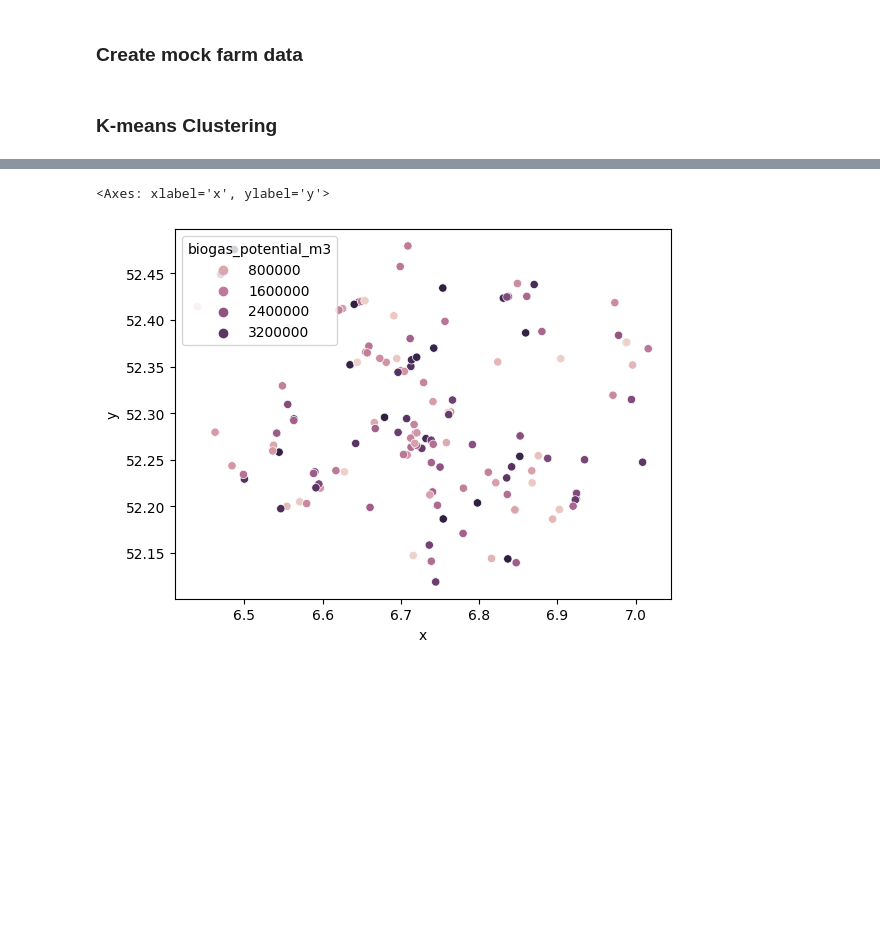
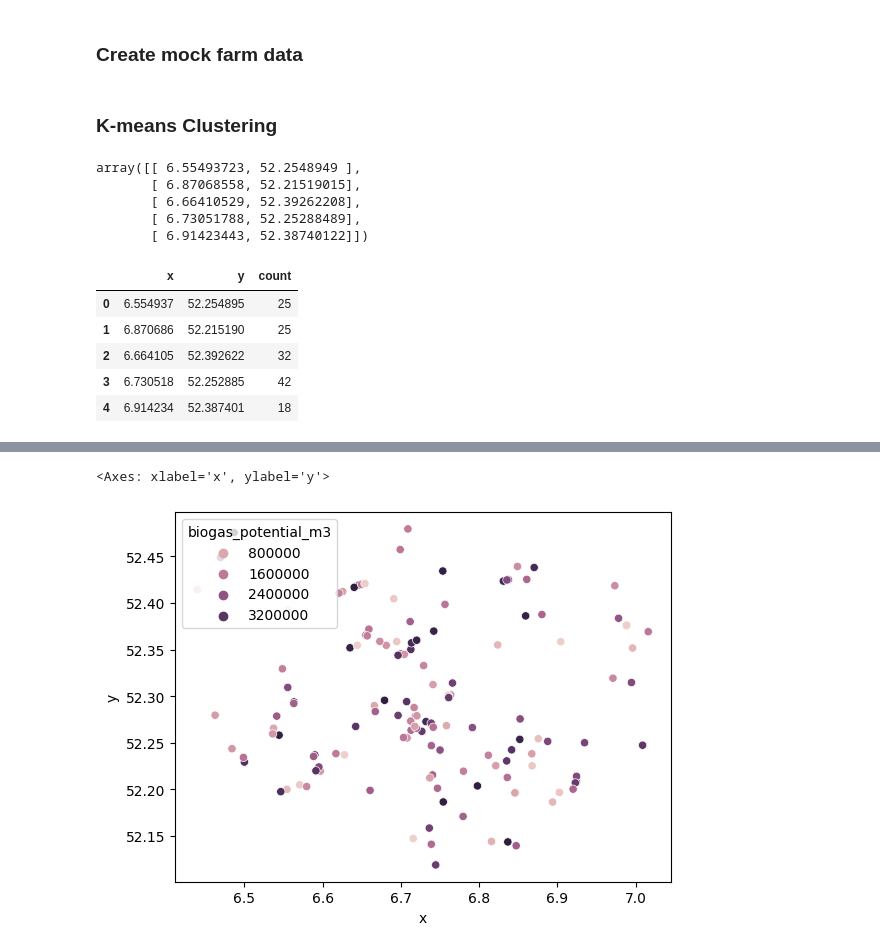
Before and after one commit to springonions-87/bioze_digital_mapping_tool, a Jupyter notebook: clustering/test_cluster.ipynb, the cells around one changed output, grey strips where cells are left out. Saved outputs shown, nothing was run; the diff lists cells and outputs as text; code cells hidden in the pictures; blank space fills up the shorter version.

```diff
--- a/clustering/test_cluster.ipynb
+++ b/clustering/test_cluster.ipynb
@@ -48,3 +48,24 @@ K = 5
 # %%
 model = KMeans(n_clusters=K)
 y_kmeans = model.fit_predict(farm[['x', 'y']])
+# %%
+model.cluster_centers_
+# %% [output]
+array([[ 6.55493723, 52.2548949 ],
+       [ 6.87068558, 52.21519015],
+       [ 6.66410529, 52.39262208],
+       [ 6.73051788, 52.25288489],
+       [ 6.91423443, 52.38740122]])
+# %%
+# Print the cluster centers and count of farms in each cluster
+cluster_centers = model.cluster_centers_
+cluster_df = pd.DataFrame(cluster_centers, columns=['x', 'y'])
+cluster_df['count'] = np.bincount(y_kmeans)
+cluster_df
+# %% [output]
+|  | x | y | count |
+| 0 | 6.554937 | 52.254895 | 25 |
+| 1 | 6.870686 | 52.215190 | 25 |
+| 2 | 6.664105 | 52.392622 | 32 |
+| 3 | 6.730518 | 52.252885 | 42 |
+| 4 | 6.914234 | 52.387401 | 18 |
```
Also changed, not shown: parts of 3 cells of this notebook, 3 other files.
